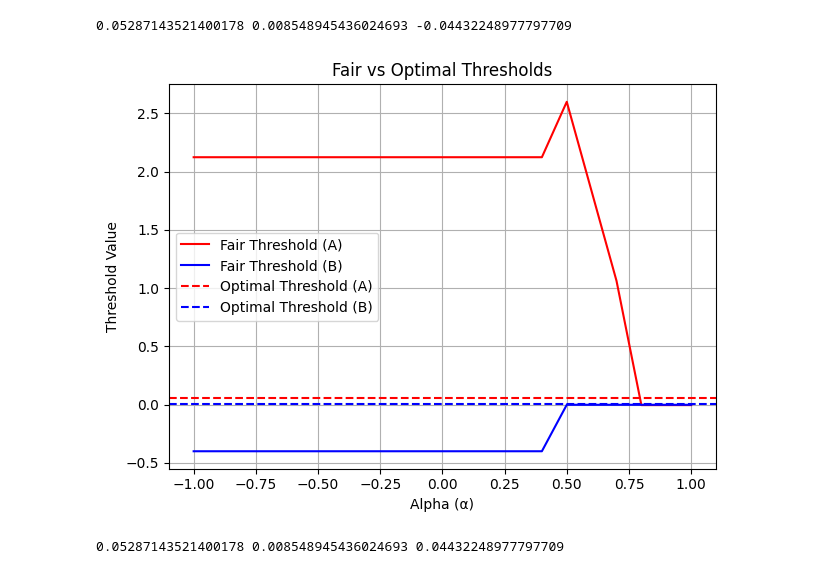
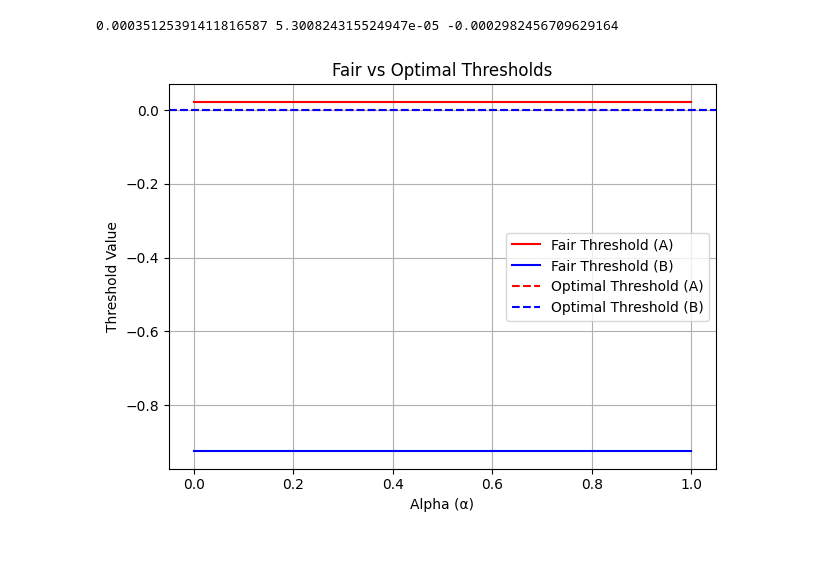
Before and after one commit to joeljins/RoAR, a Jupyter notebook: fairness.ipynb, the cells around one changed output. Drawn from its saved outputs; the diff is of its cells as text; code cells hidden in the pictures.

```diff
--- a/fairness.ipynb
+++ b/fairness.ipynb
@@ -210,48 +157,49 @@ plt.show()
 # %%
 ### Plotting the Fair Thresholds and Optimal Thresholds
 
-n_samples = 200
+# Define distribution parameters
 mean_a, std_a = 0.5, 1
 mean_b, std_b = 0, 1
-x_min, x_max = -1, 1
 
+# Generate samples
+total_samples = 5000
 np.random.seed(1)
-A = np.random.normal(mean_a, std_a, n_samples)
-B = np.random.normal(mean_b, std_b, n_samples)
+a = np.random.normal(mean_a, std_a, total_samples)
+b = np.random.normal(mean_b, std_b, total_samples)
 
-x = np.linspace(x_min, x_max, num=21)
+# Define x values
+x_min, x_max = 0, 1
+alpha_x = np.linspace(x_min, x_max, num=21)
 
 x1 = []
 y1 = []
 y2 = []
-y3 = opt_step(A, 1, -1, 1, -1)[1]
-y4 = opt_step(B, 1, -1, 1, -1)[1]
+y3 = opt_step(a, 1, -1, 1, -1)[1]
+y4 = opt_step(b, 1, -1, 1, -1)[1]
 
-for i in x:
-    results = fair_opt_step(A, B, 1, -1, 1, -1, alpha=i)
+for i in alpha_x:
+    results = fair_opt_step(a, b, 1, -1, 1, -1, alpha=i)
     if results[0] is not None and results[1] is not None:
         x1.append(i)
         y1.append(results[0])
         y2.append(results[1])
     else:
-        continue
+        x1.append(i)
+        y1.append(-1)
+        y2.append(-1)
 
 print(y3, y4, y4-y3)
 plt.plot(x1, y1, label="Fair Threshold (A)", color='red')
 plt.plot(x1, y2, label="Fair Threshold (B)", color='blue')
 plt.axhline(y3, color='red', linestyle='--', label='Optimal Threshold (A)')
 plt.axhline(y4, color='blue', linestyle='--', label='Optimal Threshold (B)')
 
 plt.title("Fair vs Optimal Thresholds")
 plt.xlabel("Alpha (α)")
 plt.ylabel("Threshold Value")
 plt.legend()
 plt.grid(True)
 plt.tight_layout()
 # %% [output]
-0.05287143521400178 0.008548945436024693 -0.04432248977797709
+0.00035125391411816587 5.300824315524947e-05 -0.0002982456709629164
-[figure, old version]
+[figure, new version]
-# %%
-print(y3, y4, np.abs(y4-y3))
-# %% [output]
-0.05287143521400178 0.008548945436024693 0.04432248977797709
```
Also changed, not shown: parts of 8 cells of this notebook.
